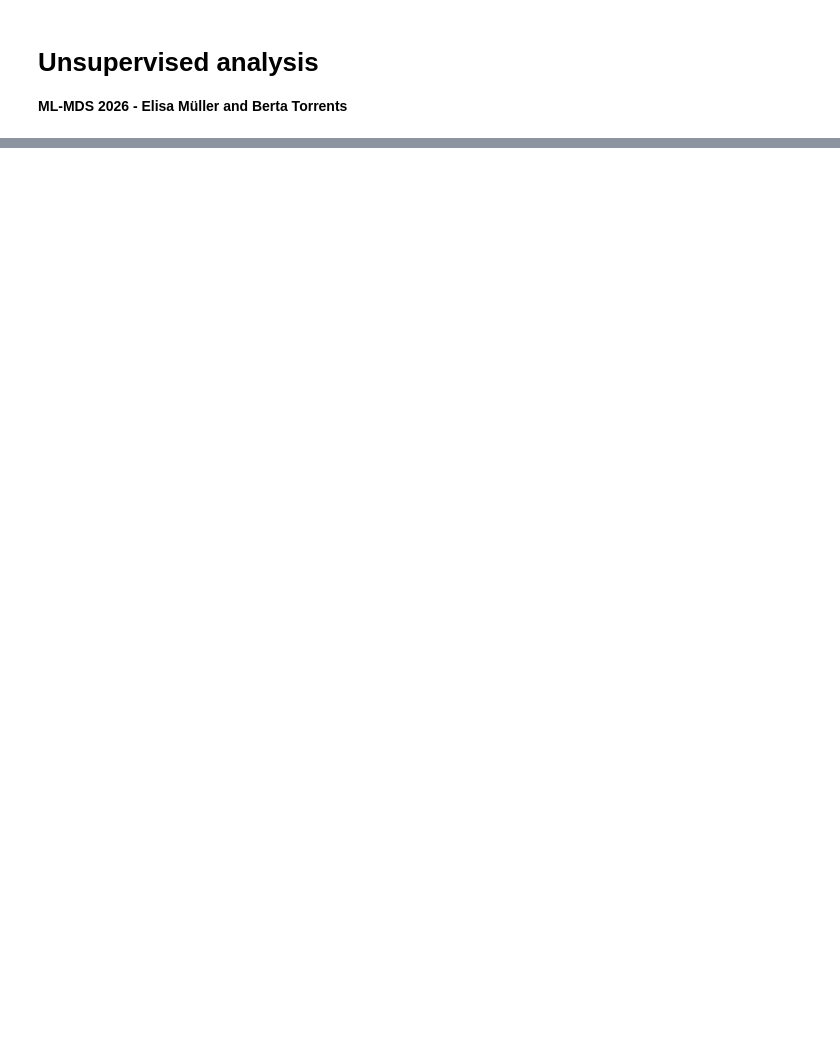
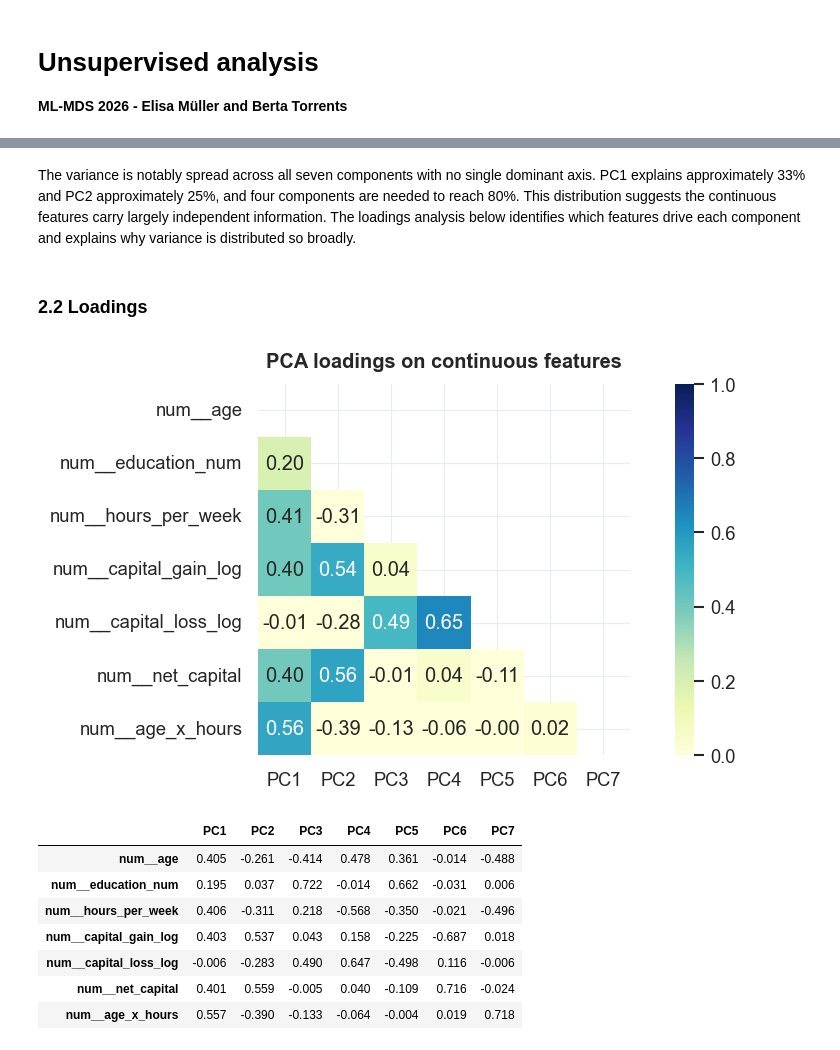
Before and after one commit to elisa-muller/ML-project, a Jupyter notebook: unsupervised_analysis.ipynb, the cells around one changed output, grey strips where cells are left out. Drawn from its saved outputs; the diff is of its cells as text; code cells hidden in the pictures; blank space fills up the shorter version.

```diff
--- a/unsupervised_analysis.ipynb
+++ b/unsupervised_analysis.ipynb
@@ -1203,0 +165,30 @@ modeling phases that follow.
+# %% [markdown]
+The variance is notably spread across all seven components with no single dominant axis. PC1 explains approximately 33% and PC2 approximately 25%, and four components are needed to reach 80%. This distribution suggests the continuous features carry largely independent information. The loadings analysis below identifies which features drive each component and explains why variance is distributed so broadly.
+# %% [markdown]
+### 2.2 Loadings
+# %%
+loadings = pd.DataFrame(
+    pca_cont.components_.T,
+    index=CONTINUOUS_COLS,
+    columns=[f"PC{i+1}" for i in range(n_cont)]
+)
+
+fig, ax = plt.subplots(figsize=(8, 4))
+mask = np.triu(np.ones_like(loadings, dtype=bool))
+sns.heatmap(loadings, mask=mask, annot=True, fmt=".2f",
+            cmap="YlGnBu", vmin=0, vmax=1, ax=ax, square=True)
+ax.set_title("PCA loadings on continuous features")
+plt.tight_layout()
+plt.show()
+
+display(loadings.round(3))
+# %% [output]
+[figure, added]
+|  | PC1 | PC2 | PC3 | PC4 | PC5 | PC6 | PC7 |
+| num__age | 0.405 | -0.261 | -0.414 | 0.478 | 0.361 | -0.014 | -0.488 |
+| num__education_num | 0.195 | 0.037 | 0.722 | -0.014 | 0.662 | -0.031 | 0.006 |
+| num__hours_per_week | 0.406 | -0.311 | 0.218 | -0.568 | -0.350 | -0.021 | -0.496 |
+| num__capital_gain_log | 0.403 | 0.537 | 0.043 | 0.158 | -0.225 | -0.687 | 0.018 |
+| num__capital_loss_log | -0.006 | -0.283 | 0.490 | 0.647 | -0.498 | 0.116 | -0.006 |
+| num__net_capital | 0.401 | 0.559 | -0.005 | 0.040 | -0.109 | 0.716 | -0.024 |
+| num__age_x_hours | 0.557 | -0.390 | -0.133 | -0.064 | -0.004 | 0.019 | 0.718 |
```
Also changed, not shown: parts of 88 cells of this notebook, 3 other files.
